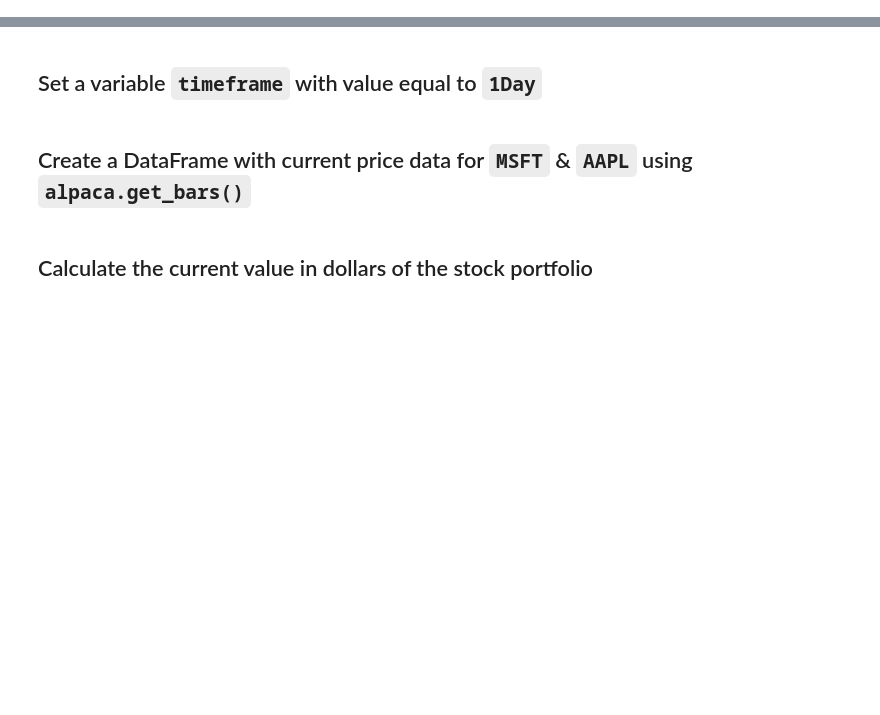
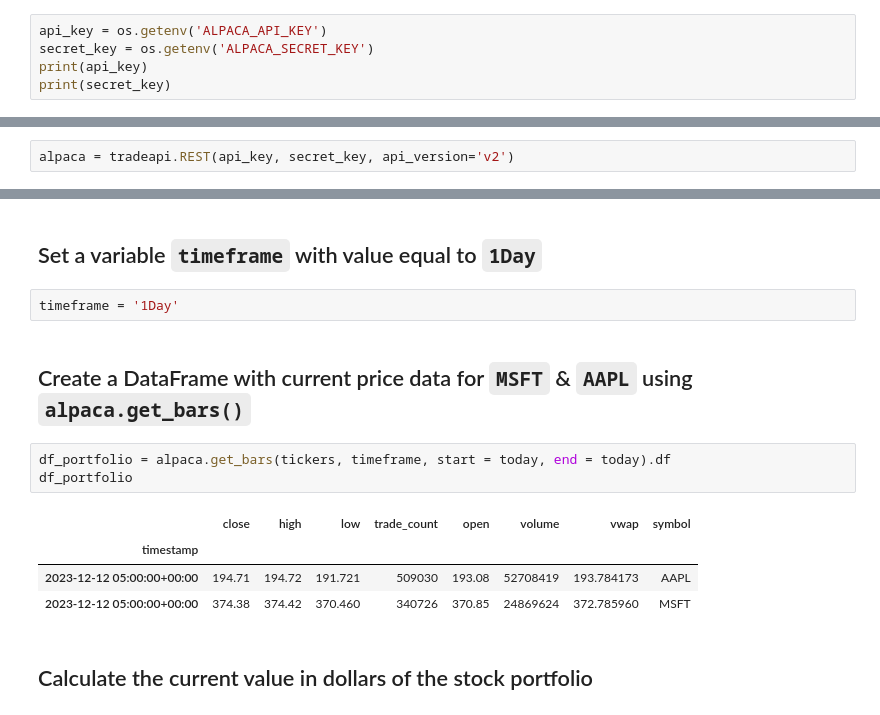
Before and after one commit to softmaxhuanchen/pandas, a Jupyter notebook: api-part2-live/api-part2-live.ipynb, the cells around one changed output, grey strips where cells are left out. Cells and saved outputs as stored; diff of their text form; blank space fills up the shorter version.

```diff
--- a/api-part2-live/api-part2-live.ipynb
+++ b/api-part2-live/api-part2-live.ipynb
@@ -30,0 +71,5 @@ import alpaca_trade_api as tradeapi
+# %%
+api_key = os.getenv('ALPACA_API_KEY')
+secret_key = os.getenv('ALPACA_SECRET_KEY')
+print(api_key)
+print(secret_key)
@@ -31,4 +79,6 @@ import alpaca_trade_api as tradeapi
 # %% [markdown]
 ## Create the Alpaca API Object
+# %%
+alpaca = tradeapi.REST(api_key, secret_key, api_version='v2')
 # %% [markdown]
 ## Set a variable `today` with current date using ISO format
@@ -35,6 +90,16 @@ import alpaca_trade_api as tradeapi
 # %% [markdown]
 ## Set a variable `timeframe` with value equal to `1Day`
+# %%
+timeframe = '1Day'
 # %% [markdown]
 ## Create a DataFrame with current price data for `MSFT` & `AAPL` using `alpaca.get_bars()`
+# %%
+df_portfolio = alpaca.get_bars(tickers, timeframe, start = today, end = today).df
+df_portfolio
+# %% [output]
+|  | close | high | low | trade_count | open | volume | vwap | symbol |
+| timestamp |  |  |  |  |  |  |  |  |
+| 2023-12-12 05:00:00+00:00 | 194.71 | 194.72 | 191.721 | 509030 | 193.08 | 52708419 | 193.784173 | AAPL |
+| 2023-12-12 05:00:00+00:00 | 374.38 | 374.42 | 370.460 | 340726 | 370.85 | 24869624 | 372.785960 | MSFT |
 # %% [markdown]
 ## Calculate the current value in dollars of the stock portfolio
```
Also changed, not shown: parts of 17 cells of this notebook, 3 other files.
